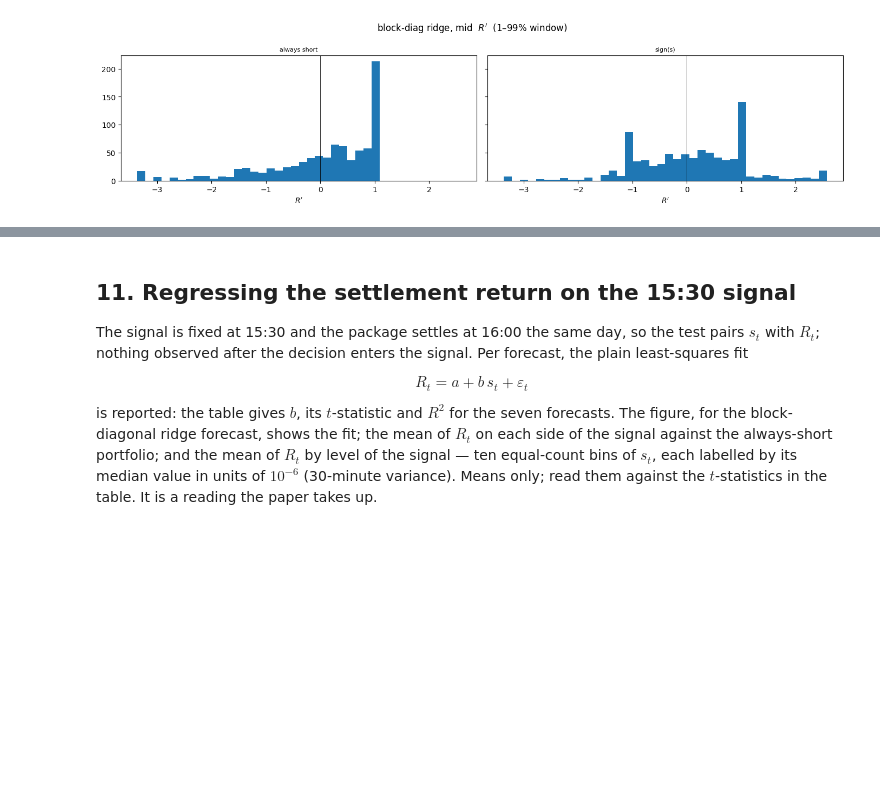
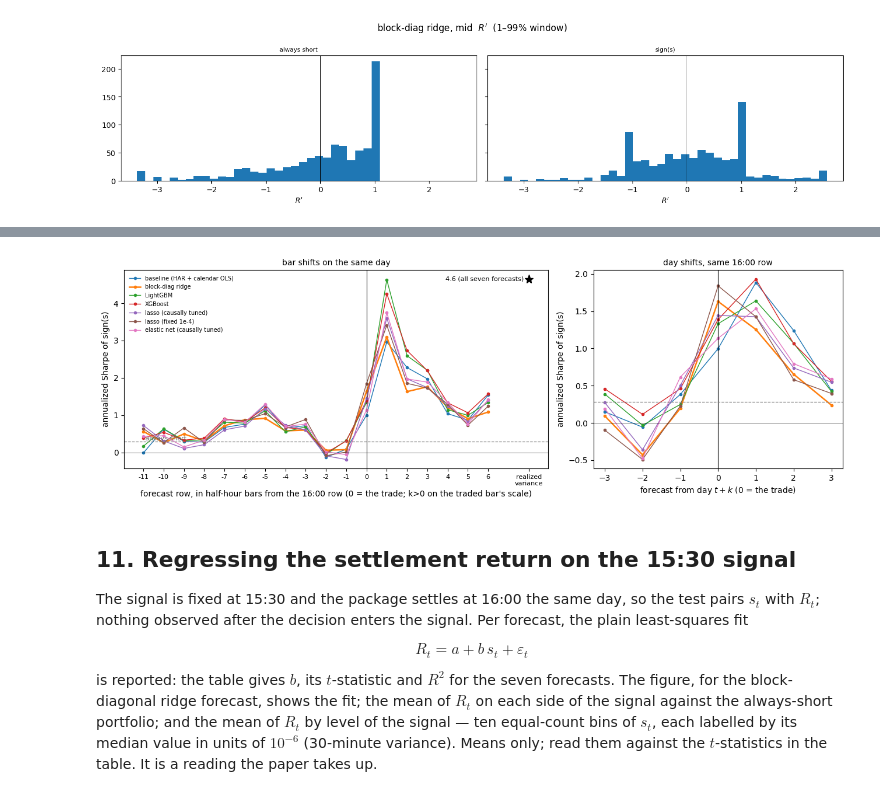
Before and after one commit to jamesdchen/harxhar-clean, a Jupyter notebook: notebooks/atm_straddle_rv_iv.ipynb, the cells around one changed output, grey strips where cells are left out. Drawn from its saved outputs; the diff is of its cells as text; code cells hidden in the pictures; blank space fills up the shorter version.

```diff
--- a/notebooks/atm_straddle_rv_iv.ipynb
+++ b/notebooks/atm_straddle_rv_iv.ipynb
@@ -893,0 +824,88 @@ saved C:\Users\james\CC Allowed\harxhar-0dte-professor\results\atm_straddle_0dte
+# %%
+# rescore sign(s) with the forecast row shifted in time; everything else unchanged
+BAR_SHIFTS = list(range(-11, 7))   # -11 = the 10:30 row ... 0 = the 16:00 row (the trade) ... +6 = the 19:00 row
+DAY_SHIFTS = list(range(-3, 4))
+
+
+def sharpe_ann(x):
+    x = pd.Series(x).dropna()
+    return float(x.mean() / x.std(ddof=1) * np.sqrt(252.0))
+
+
+def load_panel_mz(path):
+    # every 30-min row with the trade's recalibration: rv_hat, and its pieces m and s2
+    df = pd.read_parquet(path).sort_values("t").reset_index(drop=True)
+    df["t"] = pd.to_datetime(df["t"], utc=True)
+    df["et"] = df["t"].dt.tz_convert("America/New_York")
+    df["date"] = df["et"].dt.normalize().dt.tz_localize(None)
+    yhat = df["yhat"].to_numpy(float)
+    base = df["baseline"].to_numpy(float)
+    rv_raw = df["rv_raw"].to_numpy(float)
+    day_codes, uniq = pd.factorize(df["date"], sort=True)
+    mins = (df["et"].dt.hour * 60 + df["et"].dt.minute).to_numpy()
+    rth = (mins >= 10 * 60 + 30) & (mins <= 16 * 60)
+    rv, m, s2 = asl.second_order_mz(yhat, rv_raw, base, day_codes, len(uniq), need_days=None, fit_mask=rth)
+    df["rv_hat"], df["m"], df["s2"], df["mins"] = rv, m, s2, mins
+    return df
+
+
+def shifted_sharpes(tag):
+    pan = load_panel_mz(YHATS[tag])
+    d = books[tag].loc[common, ["R", "iv_var"]]
+    p16 = pan[pan["mins"] == 16 * 60].drop_duplicates("date").set_index("date").sort_index()
+    out = {}
+    for k in BAR_SHIFTS:
+        sel = pan[pan["mins"] == 16 * 60 + 30 * k].drop_duplicates("date").set_index("date")[["rv_hat", "m", "s2"]]
+        j = d.join(sel, how="left").join(p16["baseline"].rename("B16"), how="left")
+        if k <= 0:
+            f = j["rv_hat"]                                   # the row as it is
+        else:
+            f = (j["m"] ** 2 + j["s2"]) * j["B16"]            # the later forecast on the traded bar's scale
+        out[f"bar{k:+d}"] = sharpe_ann(np.sign(f - d["iv_var"]).replace(0, -1.0) * d["R"]) if f.notna().mean() > 0.95 else np.nan
+    for k in DAY_SHIFTS:
+        f = d.join(p16["rv_hat"].shift(-k).rename("f"), how="left")["f"]
+        out[f"day{k:+d}"] = sharpe_ann(np.sign(f - d["iv_var"]).replace(0, -1.0) * d["R"])
+    f = d.join(p16["rv_raw"].rename("f"), how="left")["f"]
+    out["realized"] = sharpe_ann(np.sign(f - d["iv_var"]).replace(0, -1.0) * d["R"])
+    return out
+
+
+with ThreadPoolExecutor(max_workers=len(MODEL_ORDER)) as pool:
+    futs = {tag: pool.submit(shifted_sharpes, tag) for tag in MODEL_ORDER}
+    shift_tab = pd.DataFrame({LABEL[tag]: futs[tag].result() for tag in MODEL_ORDER}).T
+for tag in MODEL_ORDER:
+    assert abs(shift_tab.loc[LABEL[tag], "bar+0"] - rule_tabs[tag].loc["sign(s)", "Sharpe_ann"]) < 1e-9, tag
+sharpe_as = float(rule_tabs["blk2"].loc["always short", "Sharpe_ann"])
+print("annualized Sharpe of sign(s) with the forecast row shifted; bar+0 is the trade;")
+print("bar+k for k>0 places the later forecast on the traded bar's scale; realized = the traded bar's realized variance")
+print(shift_tab.round(3).to_string())
+shift_tab.to_csv(OUT / "forecast_shift_cliff.csv")
+
+fig, axes = plt.subplots(1, 2, figsize=(13, 4.4), gridspec_kw={"width_ratios": [1.7, 1]})
+x_star = BAR_SHIFTS[-1] + 2
+for tag in MODEL_ORDER:
+    lw = 1.8 if tag == "blk2" else 1.0
+    axes[0].plot(BAR_SHIFTS, [shift_tab.loc[LABEL[tag], f"bar{k:+d}"] for k in BAR_SHIFTS], marker="o", ms=3, lw=lw, label=LABEL[tag])
+    axes[1].plot(DAY_SHIFTS, [shift_tab.loc[LABEL[tag], f"day{k:+d}"] for k in DAY_SHIFTS], marker="o", ms=3, lw=lw)
+pf = float(shift_tab["realized"].mean())
+axes[0].plot([x_star], [pf], marker="*", ms=11, lw=0, color="k")
+axes[0].annotate(f"{pf:.1f} (all seven forecasts)", (x_star, pf), xytext=(-6, 0), textcoords="offset points", ha="right", va="center", fontsize=8)
+for ax in axes:
+    ax.axvline(0.0, color="k", lw=0.8)
+    ax.axhline(sharpe_as, color="0.5", lw=0.9, ls="--")
+    ax.axhline(0.0, color="k", lw=0.4)
+    ax.set_ylabel("annualized Sharpe of sign(s)")
+axes[0].set_xticks(BAR_SHIFTS + [x_star])
+axes[0].set_xticklabels([str(k) for k in BAR_SHIFTS] + ["realized\nvariance"], fontsize=8)
+axes[0].set_xlabel("forecast row, in half-hour bars from the 16:00 row (0 = the trade; k>0 on the traded bar's scale)")
+axes[0].set_title("bar shifts on the same day", fontsize=10)
+axes[0].text(BAR_SHIFTS[0], sharpe_as, " always short", fontsize=8, color="0.4", va="bottom")
+axes[0].legend(fontsize=7, loc="upper left", frameon=False)
+axes[1].set_xlabel("forecast from day $t+k$ (0 = the trade)")
+axes[1].set_title("day shifts, same 16:00 row", fontsize=10)
+fig.tight_layout()
+fig.savefig(OUT / "forecast_shift_cliff.png", dpi=120, bbox_inches="tight")
+print("saved", OUT / "forecast_shift_cliff.png")
+display(fig)
+plt.close(fig)
+# %% [output]
@@ -894,3 +923,4 @@ saved C:\Users\james\CC Allowed\harxhar-0dte-professor\results\atm_straddle_0dte
+[figure, added]
 # %% [markdown]
 ## 11. Regressing the settlement return on the 15:30 signal
 
```
Also changed, not shown: parts of 3 cells of this notebook, 7 other files.
